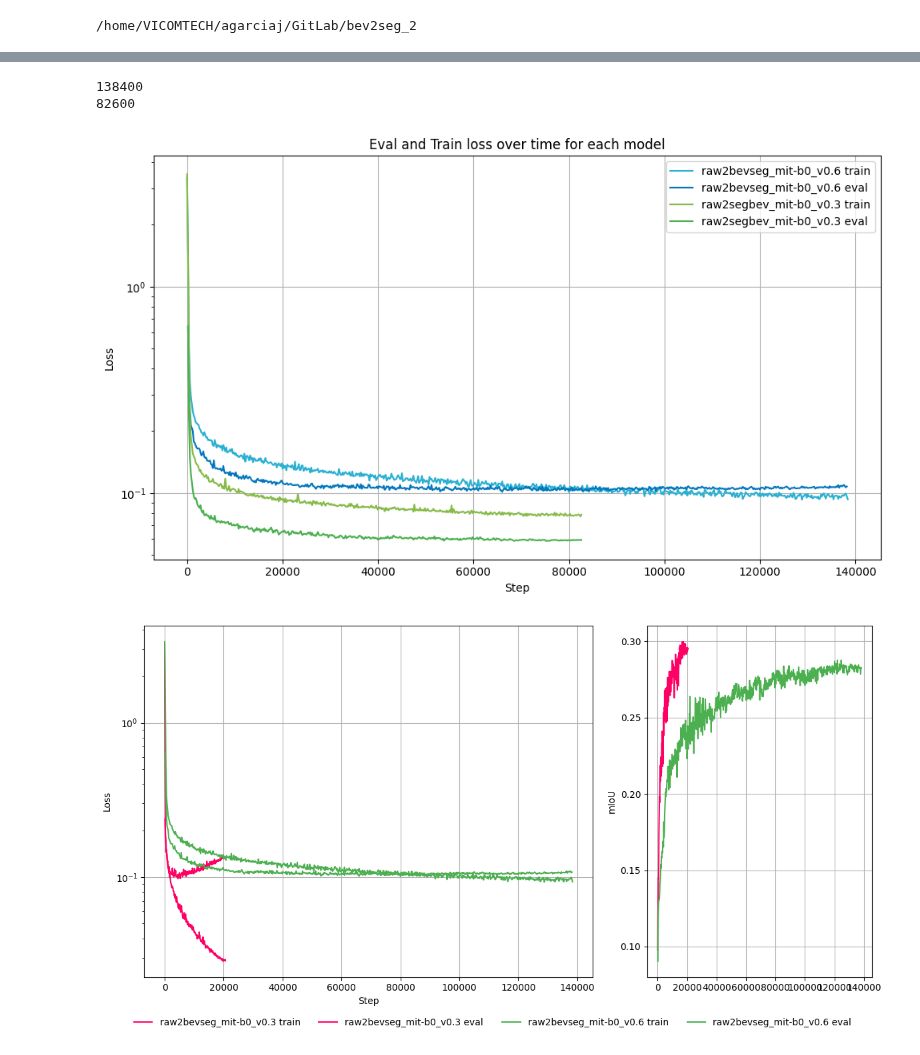
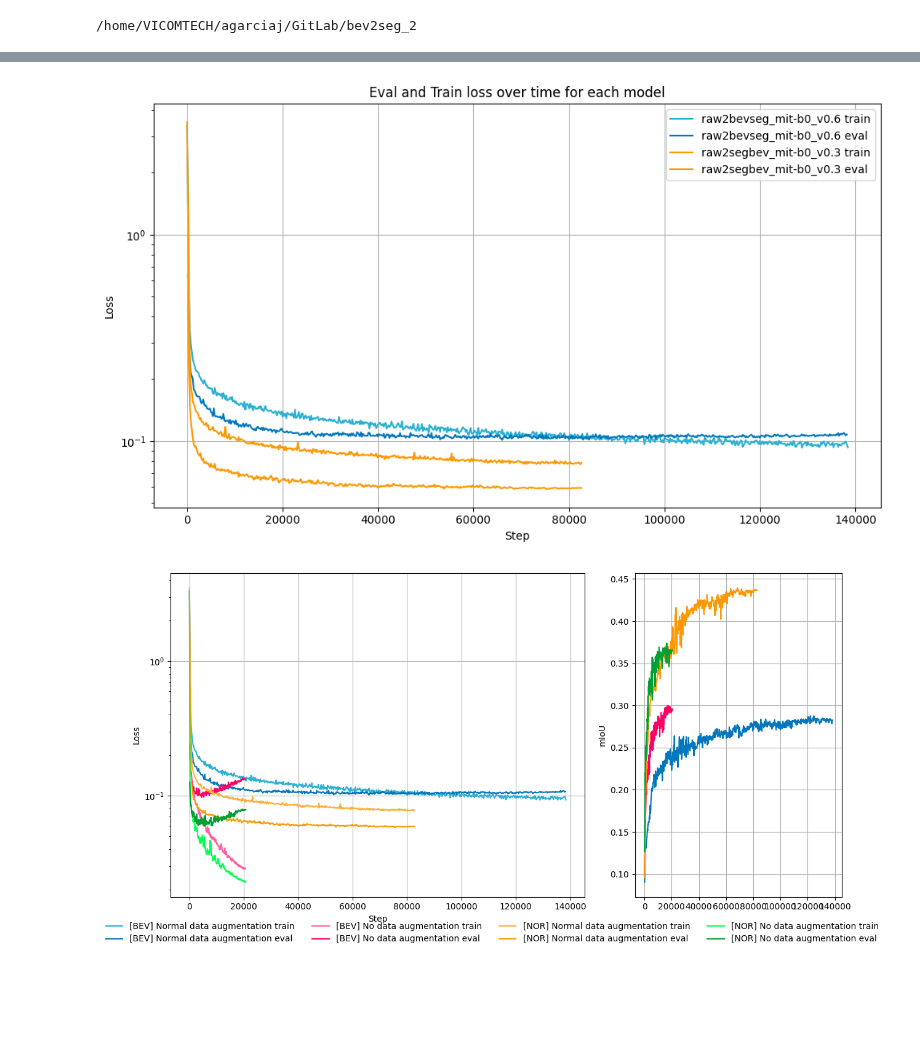
Before and after one commit to alanglk/BEV2Seg_2, a Jupyter notebook: notebooks/tensorboard_logs.ipynb, the cells around one changed output, grey strips where cells are left out. Saved outputs shown, nothing was run; the diff lists cells and outputs as text; code cells hidden in the pictures; blank space fills up the shorter version.

```diff
--- a/notebooks/tensorboard_logs.ipynb
+++ b/notebooks/tensorboard_logs.ipynb
@@ -123,10 +139,10 @@ raw2segbev_mit-b0_v0.1    ['train/loss', 'train/learning_rate', 'eval/loss', 'ev
 # %%
 # WITHOUT DATA AUGMENTATION
 fig, axes = plt.subplots(1, 2, sharex=True, sharey=False, figsize=(12, 6),gridspec_kw={'width_ratios': [2, 1]} )
-plot_train_vs_eval_loss(bev_logs, "raw2bevseg_mit-b0_v0.2", colors = (COLOR_PALETTE[9], COLOR_PALETTE[7]), ax=axes[0])
-plot_train_vs_eval_loss(nu_logs, "raw2segbev_mit-b0_v0.2", colors = (COLOR_PALETTE[5], COLOR_PALETTE[4]), ax=axes[0])
-plot_mIoU(bev_logs, "raw2bevseg_mit-b0_v0.2", color = COLOR_PALETTE[7], ax=axes[1])
-plot_mIoU(nu_logs, "raw2segbev_mit-b0_v0.2", color = COLOR_PALETTE[4], ax=axes[1])
+plot_train_vs_eval_loss(bev_logs, "raw2bevseg_mit-b0_v0.3", colors = (COLOR_PALETTE[1], COLOR_PALETTE[0]), ax=axes[0])
+plot_train_vs_eval_loss(nu_logs, "raw2segbev_mit-b0_v0.2", colors = (COLOR_PALETTE[7], COLOR_PALETTE[6]), ax=axes[0])
+plot_mIoU(bev_logs, "raw2bevseg_mit-b0_v0.3", color = COLOR_PALETTE[0], ax=axes[1])
+plot_mIoU(nu_logs, "raw2segbev_mit-b0_v0.2", color = COLOR_PALETTE[6], ax=axes[1])
 
 handles, labels = axes[0].get_legend_handles_labels()
 fig.legend(handles, labels,loc='lower center',ncol=4,bbox_to_anchor=(0.5, -0.05),frameon=False)
@@ -147,9 +163,9 @@ plt.show()
 # WITH DATA AUGMENTATION
 plt.figure(figsize=(10, 6))
 
-plot_train_vs_eval_loss(bev_logs, "raw2bevseg_mit-b0_v0.6", colors = (COLOR_PALETTE[9], COLOR_PALETTE[7]))
-plot_train_vs_eval_loss(bev_logs, "raw2bevseg_mit-b0_v0.6", colors = (COLOR_PALETTE[9], COLOR_PALETTE[7]))
-plot_train_vs_eval_loss(nu_logs, "raw2segbev_mit-b0_v0.3", colors = (COLOR_PALETTE[5], COLOR_PALETTE[4]))
+#plot_train_vs_eval_loss(bev_logs, "raw2bevseg_mit-b0_v0.5", colors = (COLOR_PALETTE[5], COLOR_PALETTE[4]))
+plot_train_vs_eval_loss(bev_logs, "raw2bevseg_mit-b0_v0.6", colors = (COLOR_PALETTE[3], COLOR_PALETTE[2]))
+plot_train_vs_eval_loss(nu_logs, "raw2segbev_mit-b0_v0.3", colors = (COLOR_PALETTE[8], COLOR_PALETTE[8]))
 
 plt.xlabel("Step")
 plt.ylabel("Loss")
@@ -160,30 +176,38 @@ plt.grid(True)
 plt.tight_layout()
 plt.show()
 # %% [output]
-138400
-82600
-[figure, old version]
+[figure, new version]
 # %%
 # DATA AUGMENTATION COMP
 fig, axes = plt.subplots(1, 2, sharex=True, sharey=False, figsize=(12, 6),gridspec_kw={'width_ratios': [2, 1]} )
-plot_train_vs_eval_loss(bev_logs, "raw2bevseg_mit-b0_v0.3", colors = ("#FF0064", "#FF0064"), ax=axes[0])
-plot_train_vs_eval_loss(bev_logs, "raw2bevseg_mit-b0_v0.6", colors = ("#4CAF50", "#4CAF50"), ax=axes[0])
-plot_mIoU(bev_logs, "raw2bevseg_mit-b0_v0.3", color = "#FF0064", ax=axes[1])
-plot_mIoU(bev_logs, "raw2bevseg_mit-b0_v0.6", color = "#4CAF50", ax=axes[1])
+
+# RAW -> BEV -> SEG
+plot_train_vs_eval_loss(bev_logs, "raw2bevseg_mit-b0_v0.6", label_name="[BEV] Normal data augmentation", colors = [COLOR_PALETTE[3], COLOR_PALETTE[2]], ax=axes[0])
+plot_mIoU(bev_logs, "raw2bevseg_mit-b0_v0.6", label_name="[BEV] Normal data augmentation", color = COLOR_PALETTE[2], ax=axes[1])
+# plot_train_vs_eval_loss(bev_logs, "raw2bevseg_mit-b0_v0.5", label_name="[BEV] Extrinsic data augmentation", colors = [COLOR_PALETTE[5], COLOR_PALETTE[4]], ax=axes[0])
+# plot_mIoU(bev_logs, "raw2bevseg_mit-b0_v0.5", label_name="[BEV] Extrinsic data augmentation", color = COLOR_PALETTE[4], ax=axes[1])
+plot_train_vs_eval_loss(bev_logs, "raw2bevseg_mit-b0_v0.3", label_name="[BEV] No data augmentation", colors = [COLOR_PALETTE[1], COLOR_PALETTE[0]], ax=axes[0])
+plot_mIoU(bev_logs, "raw2bevseg_mit-b0_v0.3", label_name="[BEV] No data augmentation", color = COLOR_PALETTE[0], ax=axes[1])
+
+# RAW -> SEG -> BEV
+plot_train_vs_eval_loss(nu_logs, "raw2segbev_mit-b0_v0.3", label_name="[NOR] Normal data augmentation", colors = (COLOR_PALETTE[9], COLOR_PALETTE[8]), ax=axes[0])
+plot_mIoU(nu_logs, "raw2segbev_mit-b0_v0.3", label_name="[NOR] Normal data augmentation", color = COLOR_PALETTE[8], ax=axes[1])
+plot_train_vs_eval_loss(nu_logs, "raw2segbev_mit-b0_v0.2", label_name="[NOR] No data augmentation", colors = (COLOR_PALETTE[7], COLOR_PALETTE[6]), ax=axes[0])
+plot_mIoU(nu_logs, "raw2segbev_mit-b0_v0.2", label_name="[NOR] No data augmentation", color = COLOR_PALETTE[6], ax=axes[1])
 
 
 handles, labels = axes[0].get_legend_handles_labels()
 fig.legend(handles, labels,loc='lower center',ncol=4,bbox_to_anchor=(0.5, -0.05),frameon=False)
 
 axes[0].set_xlabel("Step")
 axes[0].set_ylabel("Loss")
 axes[0].set_yscale('log')
 axes[0].grid(True)
 
 axes[1].set_ylabel("mIoU")
 axes[1].grid(True)
 
 plt.tight_layout()
 plt.show()
 # %% [output]
-[figure, old version]
+[figure, new version]
```
Also changed, not shown: parts of 4 cells of this notebook, 3 other files.
